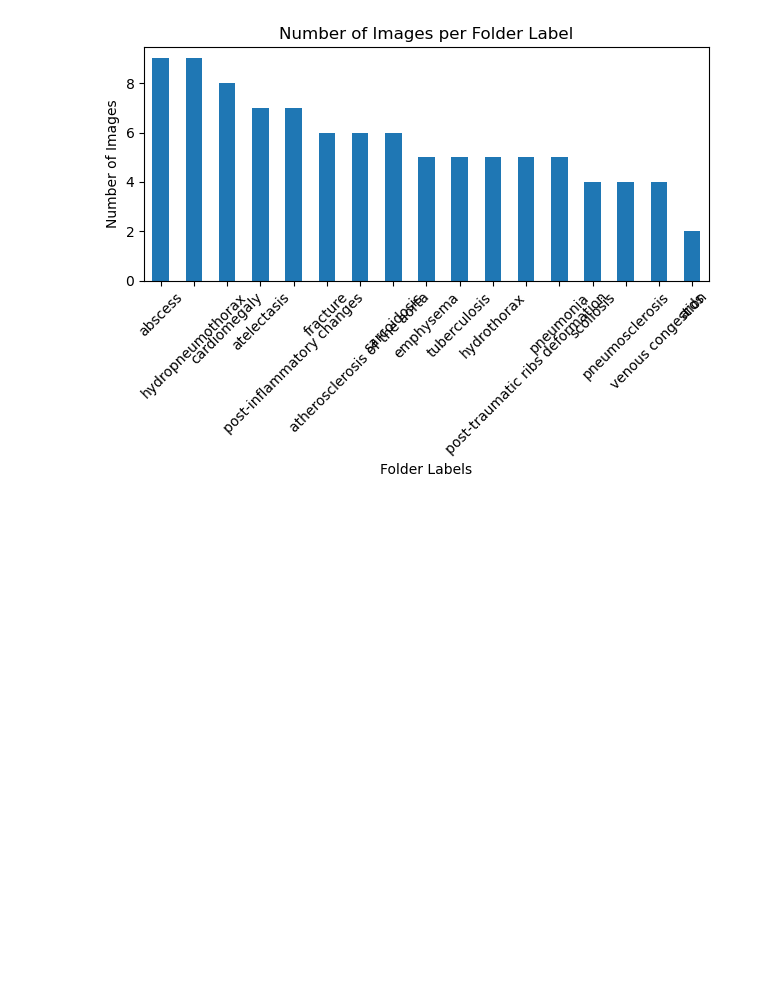
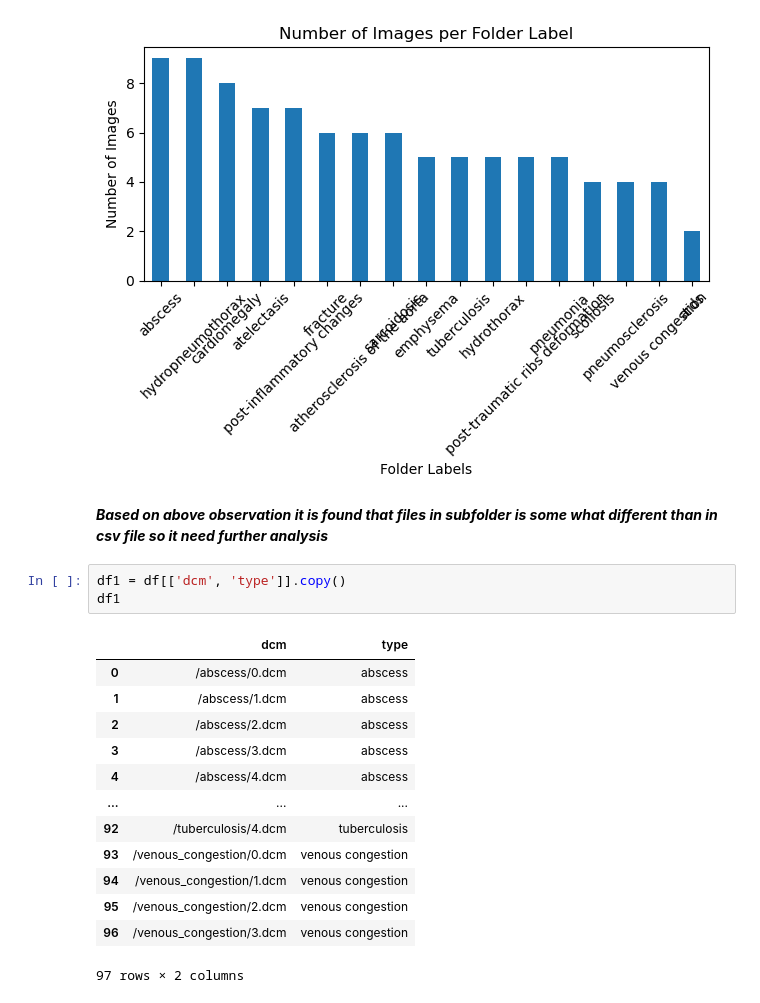
Before and after one commit to rgurung977/cxr-analysis, a Jupyter notebook: Untitled.ipynb, the cells around one changed output. Saved outputs shown, nothing was run; the diff lists cells and outputs as text; blank space fills up the shorter version.

Commit message:
Updated notebook: added data analysis steps

```diff
--- a/Untitled.ipynb
+++ b/Untitled.ipynb
@@ -382,3 +382,22 @@ venous congestion                  4
 ards                               2
 Name: count, dtype: int64
 [figure]
+# %% [markdown]
+***Based on above observation it is found that files in subfolder is some what different than in csv file so it need further analysis***
+# %%
+df1 = df[['dcm', 'type']].copy()
+df1
+# %% [output]
+|  | dcm | type |
+| 0 | /abscess/0.dcm | abscess |
+| 1 | /abscess/1.dcm | abscess |
+| 2 | /abscess/2.dcm | abscess |
+| 3 | /abscess/3.dcm | abscess |
+| 4 | /abscess/4.dcm | abscess |
+| ... | ... | ... |
+| 92 | /tuberculosis/4.dcm | tuberculosis |
+| 93 | /venous_congestion/0.dcm | venous congestion |
+| 94 | /venous_congestion/1.dcm | venous congestion |
+| 95 | /venous_congestion/2.dcm | venous congestion |
+| 96 | /venous_congestion/3.dcm | venous congestion |
+97 rows × 2 columns
```
Also changed, not shown: parts of 7 cells of this notebook.
